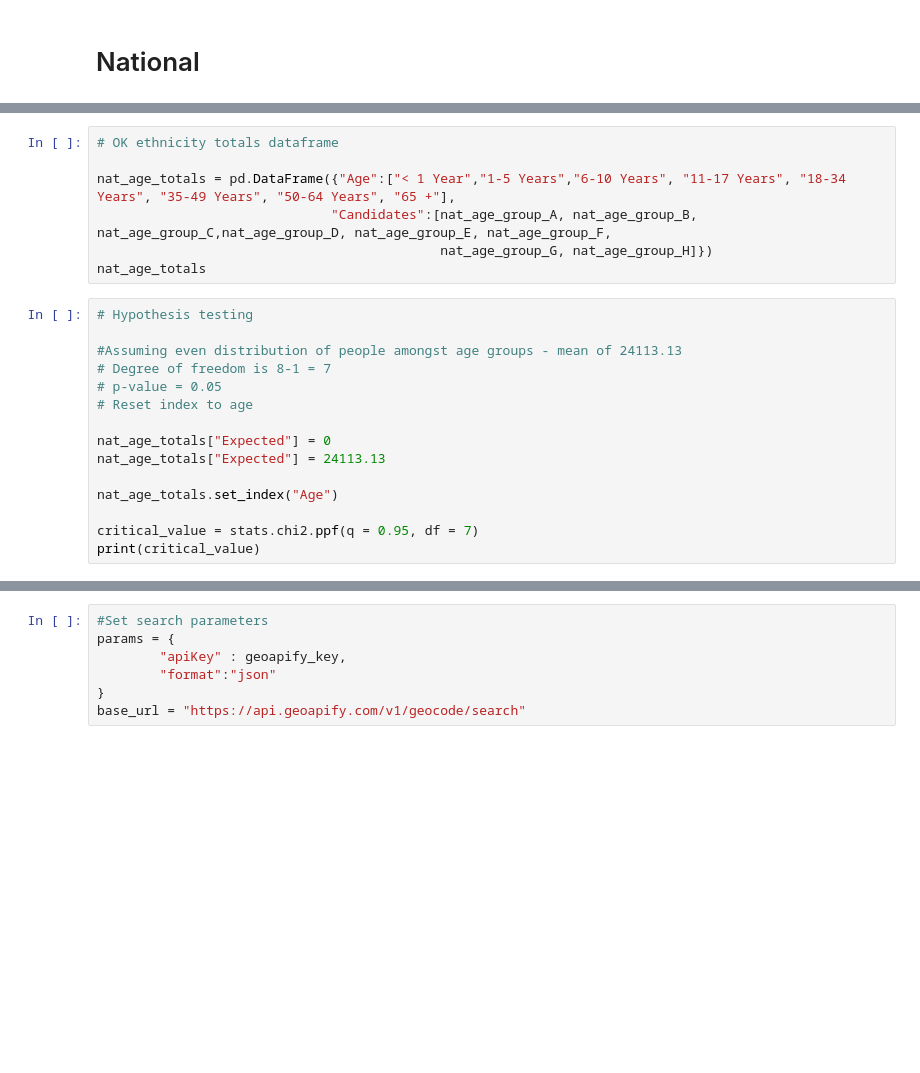
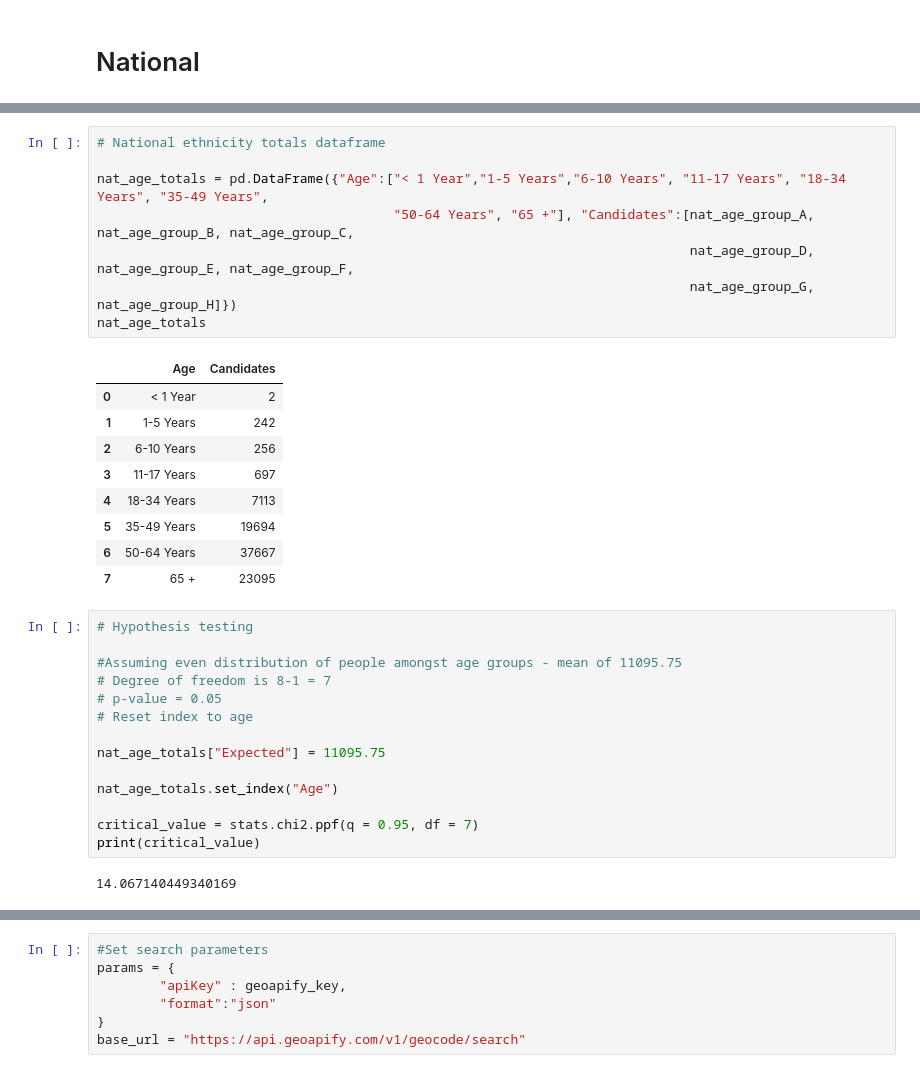
Before and after one commit to ASPigman/Project_1, a Jupyter notebook: KidneyTransplantMain.ipynb, the cells around one changed output, grey strips where cells are left out. Saved outputs shown, nothing was run; the diff lists cells and outputs as text; blank space fills up the shorter version.

```diff
--- a/KidneyTransplantMain.ipynb
+++ b/KidneyTransplantMain.ipynb
@@ -1432,25 +1532,37 @@ print(nat_age_group_H)
 # %%
-# OK ethnicity totals dataframe
+# National ethnicity totals dataframe
 
-nat_age_totals = pd.DataFrame({"Age":["< 1 Year","1-5 Years","6-10 Years", "11-17 Years", "18-34 Years", "35-49 Years", "50-64 Years", "65 +"],
-                              "Candidates":[nat_age_group_A, nat_age_group_B, nat_age_group_C,nat_age_group_D, nat_age_group_E, nat_age_group_F,
-                                            nat_age_group_G, nat_age_group_H]})
+nat_age_totals = pd.DataFrame({"Age":["< 1 Year","1-5 Years","6-10 Years", "11-17 Years", "18-34 Years", "35-49 Years",
+                                      "50-64 Years", "65 +"], "Candidates":[nat_age_group_A, nat_age_group_B, nat_age_group_C,
+                                                                            nat_age_group_D, nat_age_group_E, nat_age_group_F,
+                                                                            nat_age_group_G, nat_age_group_H]})
 nat_age_totals
+# %% [output]
+|  | Age | Candidates |
+| 0 | < 1 Year | 2 |
+| 1 | 1-5 Years | 242 |
+| 2 | 6-10 Years | 256 |
+| 3 | 11-17 Years | 697 |
+| 4 | 18-34 Years | 7113 |
+| 5 | 35-49 Years | 19694 |
+| 6 | 50-64 Years | 37667 |
+| 7 | 65 + | 23095 |
 # %%
 # Hypothesis testing
 
-#Assuming even distribution of people amongst age groups - mean of 24113.13
+#Assuming even distribution of people amongst age groups - mean of 11095.75
 # Degree of freedom is 8-1 = 7
 # p-value = 0.05
 # Reset index to age
 
-nat_age_totals["Expected"] = 0
-nat_age_totals["Expected"] = 24113.13
+nat_age_totals["Expected"] = 11095.75
 
 nat_age_totals.set_index("Age")
 
 critical_value = stats.chi2.ppf(q = 0.95, df = 7)
 print(critical_value)
+# %% [output]
+14.067140449340169
 # %%
 # Null hypothesis is that number of candidates is evenly distributed amongst age groups
 
```
Also changed, not shown: parts of 34 cells of this notebook.
